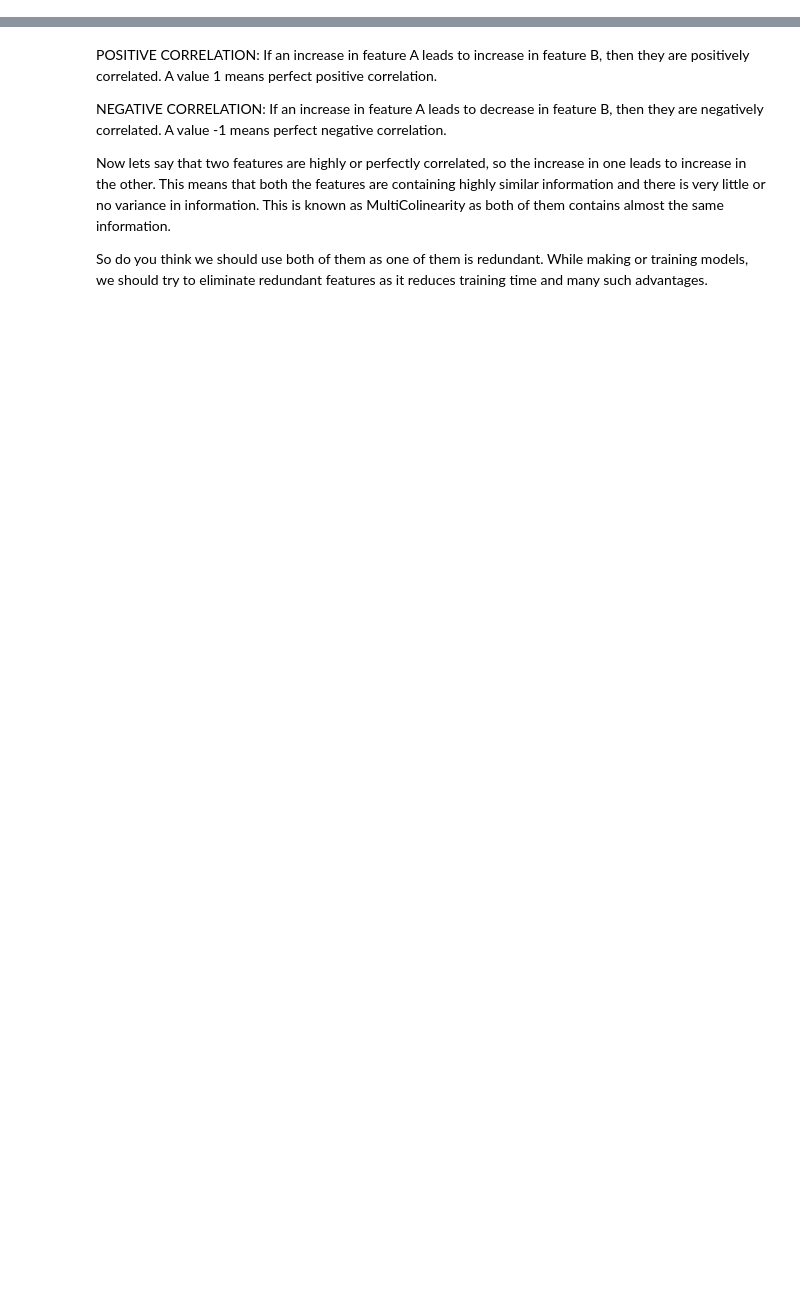
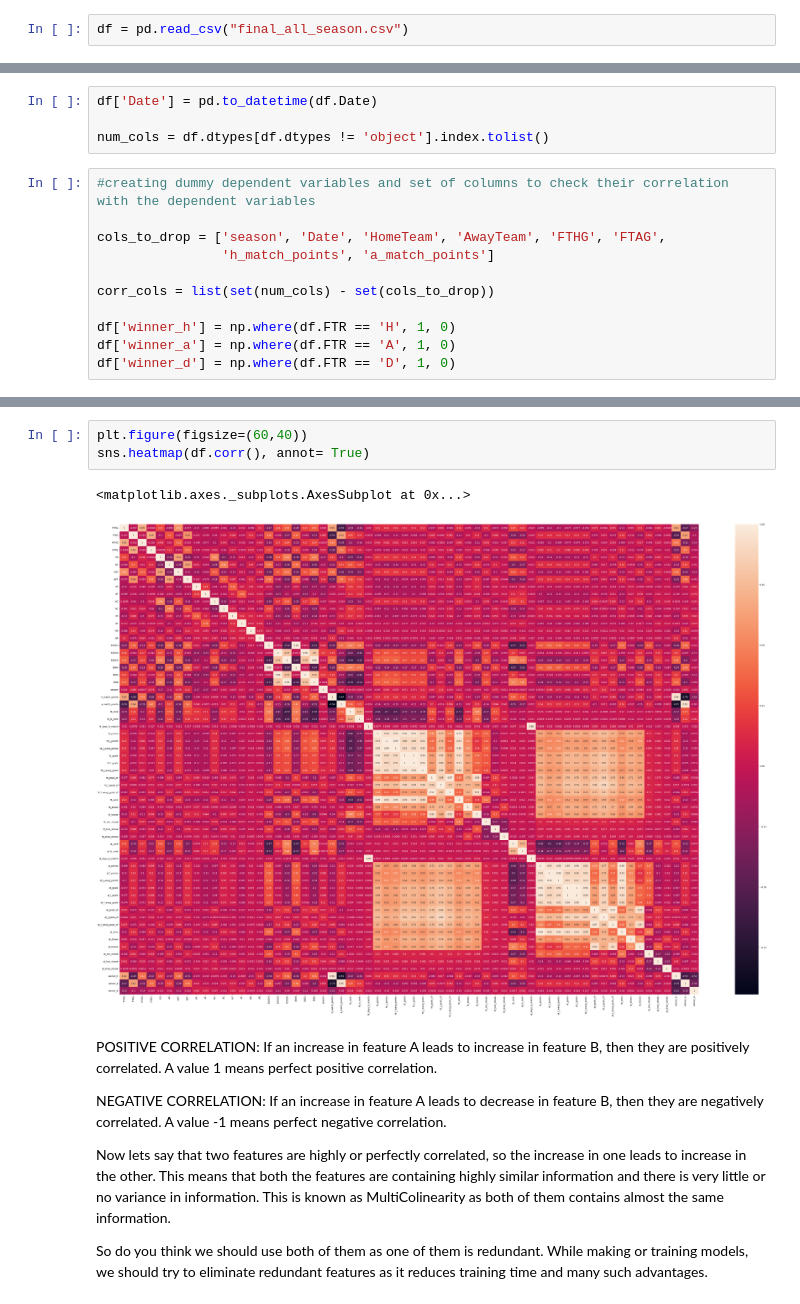
Before and after one commit to AndreaBe99/cloud-computing-project, a Jupyter notebook: CloudComputing_Project.ipynb, the cells around one changed output, grey strips where cells are left out. Cells and saved outputs as stored; diff of their text form; blank space fills up the shorter version.

```diff
--- a/CloudComputing_Project.ipynb
+++ b/CloudComputing_Project.ipynb
@@ -129,0 +480,2 @@ sns.heatmap(dataset.corr(), annot= True)
+# %%
+df = pd.read_csv("final_all_season.csv")
@@ -129,0 +551,15 @@ sns.heatmap(dataset.corr(), annot= True)
+# %%
+df['Date'] = pd.to_datetime(df.Date)
+
+num_cols = df.dtypes[df.dtypes != 'object'].index.tolist()
+# %%
+#creating dummy dependent variables and set of columns to check their correlation with the dependent variables
+
+cols_to_drop = ['season', 'Date', 'HomeTeam', 'AwayTeam', 'FTHG', 'FTAG',
+                'h_match_points', 'a_match_points']
+
+corr_cols = list(set(num_cols) - set(cols_to_drop))
+
+df['winner_h'] = np.where(df.FTR == 'H', 1, 0)
+df['winner_a'] = np.where(df.FTR == 'A', 1, 0)
+df['winner_d'] = np.where(df.FTR == 'D', 1, 0)
@@ -130,3 +632,9 @@ sns.heatmap(dataset.corr(), annot= True)
+# %%
+plt.figure(figsize=(60,40))
+sns.heatmap(df.corr(), annot= True)
+# %% [output]
+<matplotlib.axes._subplots.AxesSubplot at 0x...>
+[figure, added]
 # %% [markdown]
 POSITIVE CORRELATION: If an increase in feature A leads to increase in feature B, then they are positively correlated. A value 1 means perfect positive correlation.
 
```
Also changed, not shown: parts of 103 cells of this notebook.
